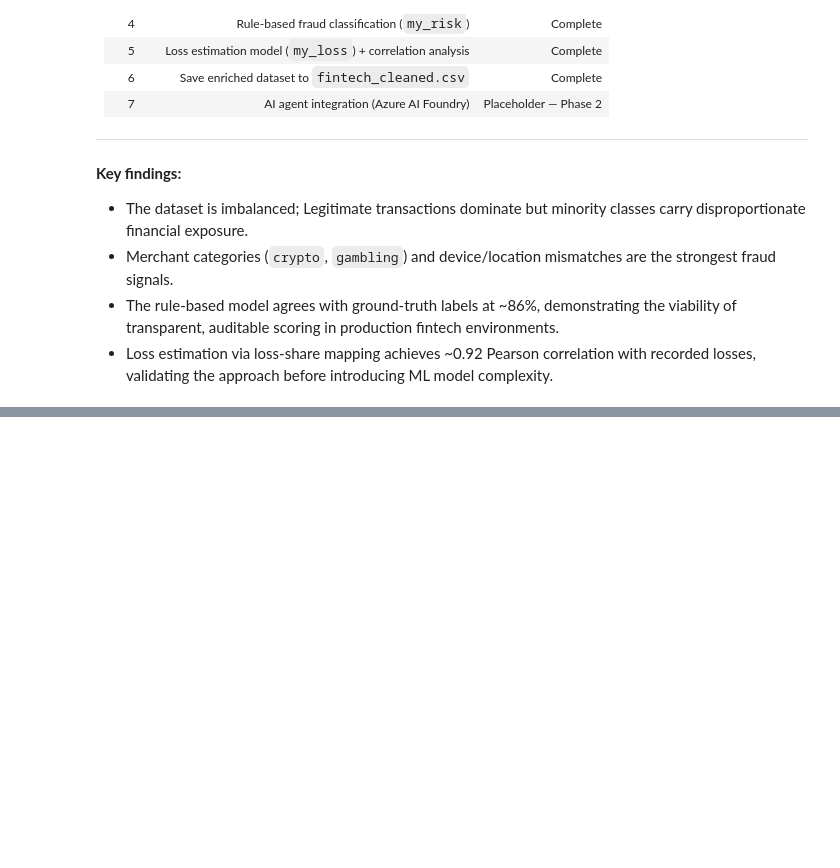
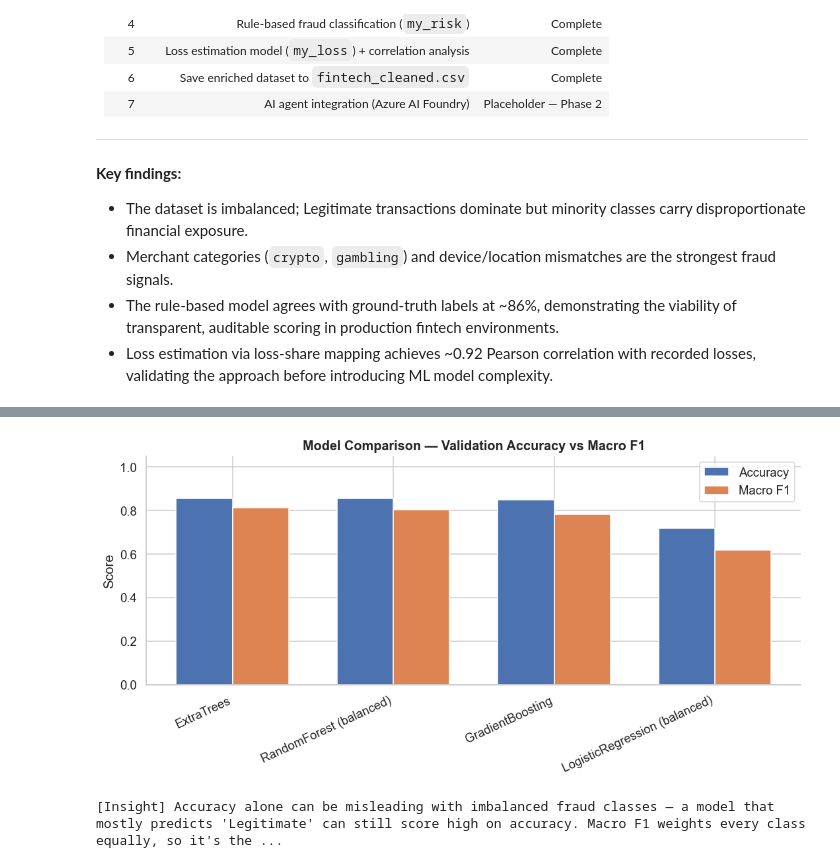
Before and after one commit to adeapiperku/fintech, a Jupyter notebook: notebooks/main.ipynb, the cells around one changed output, grey strips where cells are left out. Saved outputs shown, nothing was run; the diff lists cells and outputs as text; code cells hidden in the pictures; blank space fills up the shorter version.

Commit message:
Trying Additional Models

```diff
--- a/notebooks/main.ipynb
+++ b/notebooks/main.ipynb
@@ -621,0 +858,14 @@ plt.show()
+# %%
+# --- Optional boosting libraries: use if installed, skip gracefully if not ---
+HAS_XGB = HAS_LGBM = False
+try:
+    from xgboost import XGBClassifier
+    HAS_XGB = True
+except ImportError:
+    print("xgboost not installed — skipping XGBoost (pip install xgboost to enable).")
+
+try:
+    from lightgbm import LGBMClassifier
+    HAS_LGBM = True
+except ImportError:
+    print("lightgbm not installed — skipping LightGBM (pip install lightgbm to enable).")
@@ -621,0 +959,25 @@ plt.show()
+# %%
+# --- Visual comparison of validation accuracy vs macro F1 across models ---
+fig, ax = plt.subplots(figsize=(10, 5))
+x = np.arange(len(results_df))
+width = 0.35
+
+ax.bar(x - width/2, results_df["val_accuracy"], width, label="Accuracy", color="#4C72B0")
+ax.bar(x + width/2, results_df["val_f1_macro"], width, label="Macro F1", color="#DD8452")
+
+ax.set_xticks(x)
+ax.set_xticklabels(results_df["model"], rotation=25, ha="right")
+ax.set_ylim(0, 1.05)
+ax.set_ylabel("Score")
+ax.set_title("Model Comparison — Validation Accuracy vs Macro F1")
+ax.legend()
+sns.despine()
+plt.tight_layout()
+plt.show()
+
+print("\n[Insight] Accuracy alone can be misleading with imbalanced fraud classes — a model that "
+      "mostly predicts 'Legitimate' can still score high on accuracy. Macro F1 weights every class "
+      "equally, so it's the better metric for picking the best fraud-detection model here.")
+# %% [output]
+[figure, added]
+[Insight] Accuracy alone can be misleading with imbalanced fraud classes — a model that mostly predicts 'Legitimate' can still score high on accuracy. Macro F1 weights every class equally, so it's the ...
```
Also changed, not shown: parts of 39 cells of this notebook.
